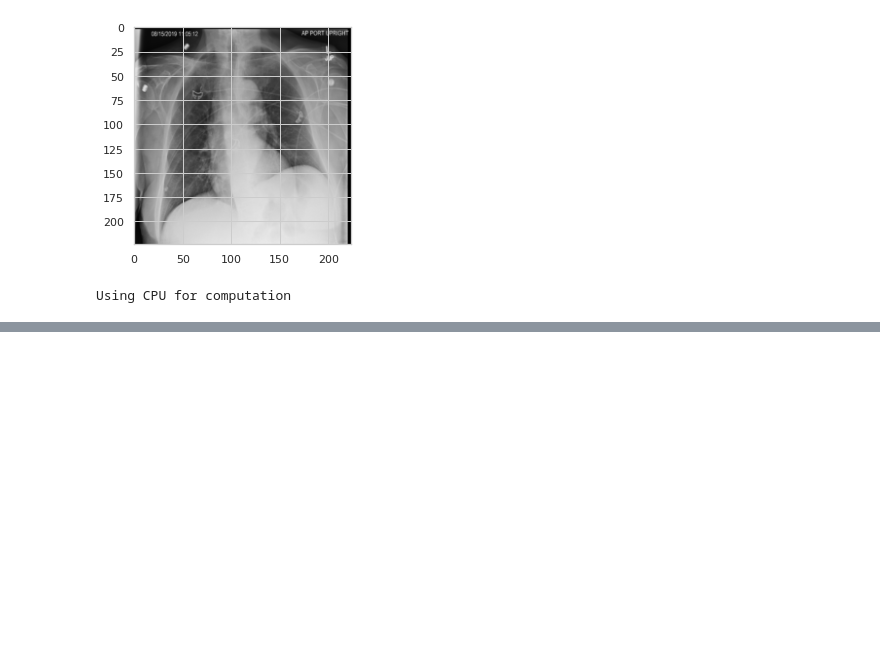
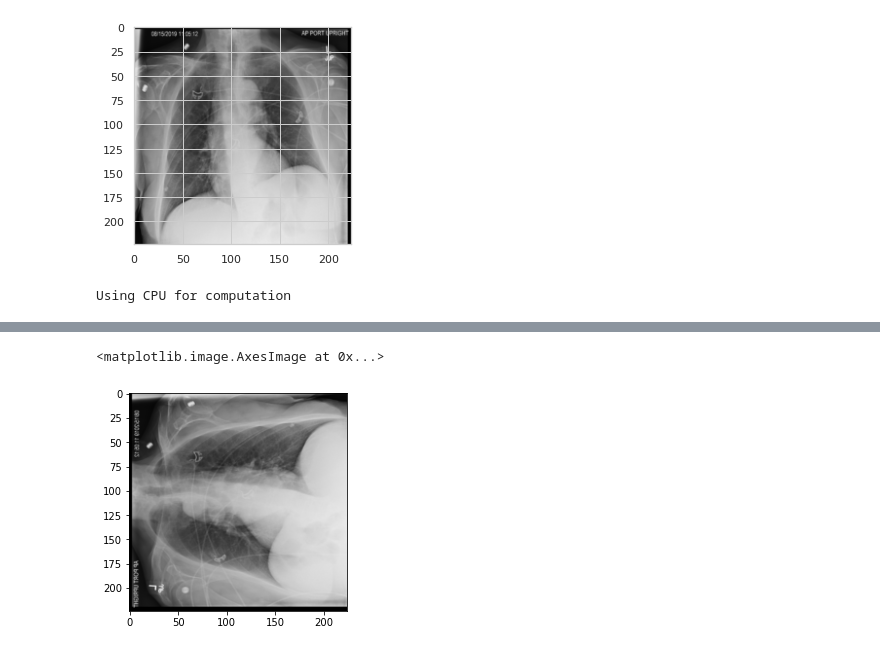
Before and after one commit to ddav118/DSC180A, a Jupyter notebook: gradcam_Marco.ipynb, the cells around one changed output, grey strips where cells are left out. Drawn from its saved outputs; the diff is of its cells as text; code cells hidden in the pictures; blank space fills up the shorter version.

```diff
--- a/gradcam_Marco.ipynb
+++ b/gradcam_Marco.ipynb
@@ -829,0 +835,5 @@ plt.imshow(visualization)
+# %%
+plt.imshow(rgb_img)
+# %% [output]
+<matplotlib.image.AxesImage at 0x...>
+[figure, added]
```
Also changed, not shown: parts of 8 cells of this notebook.
